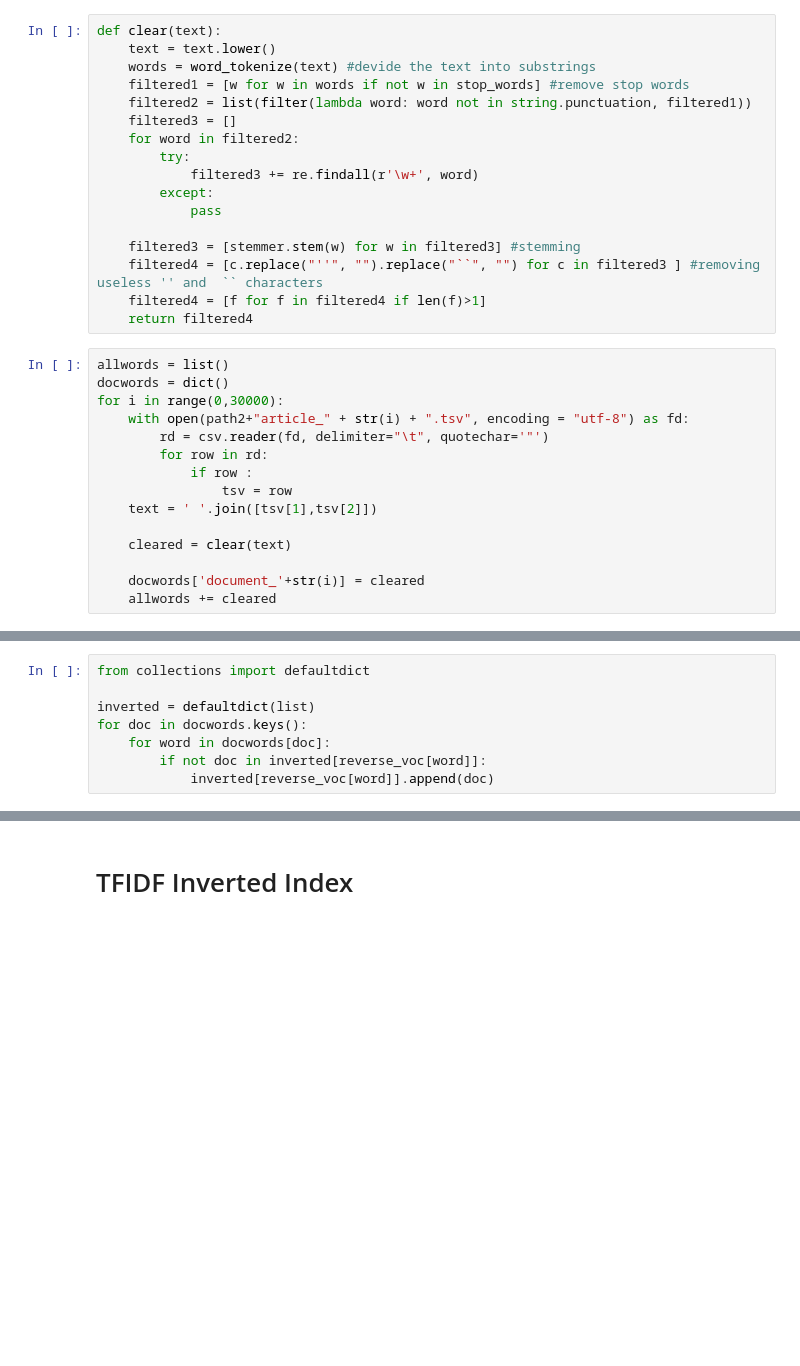
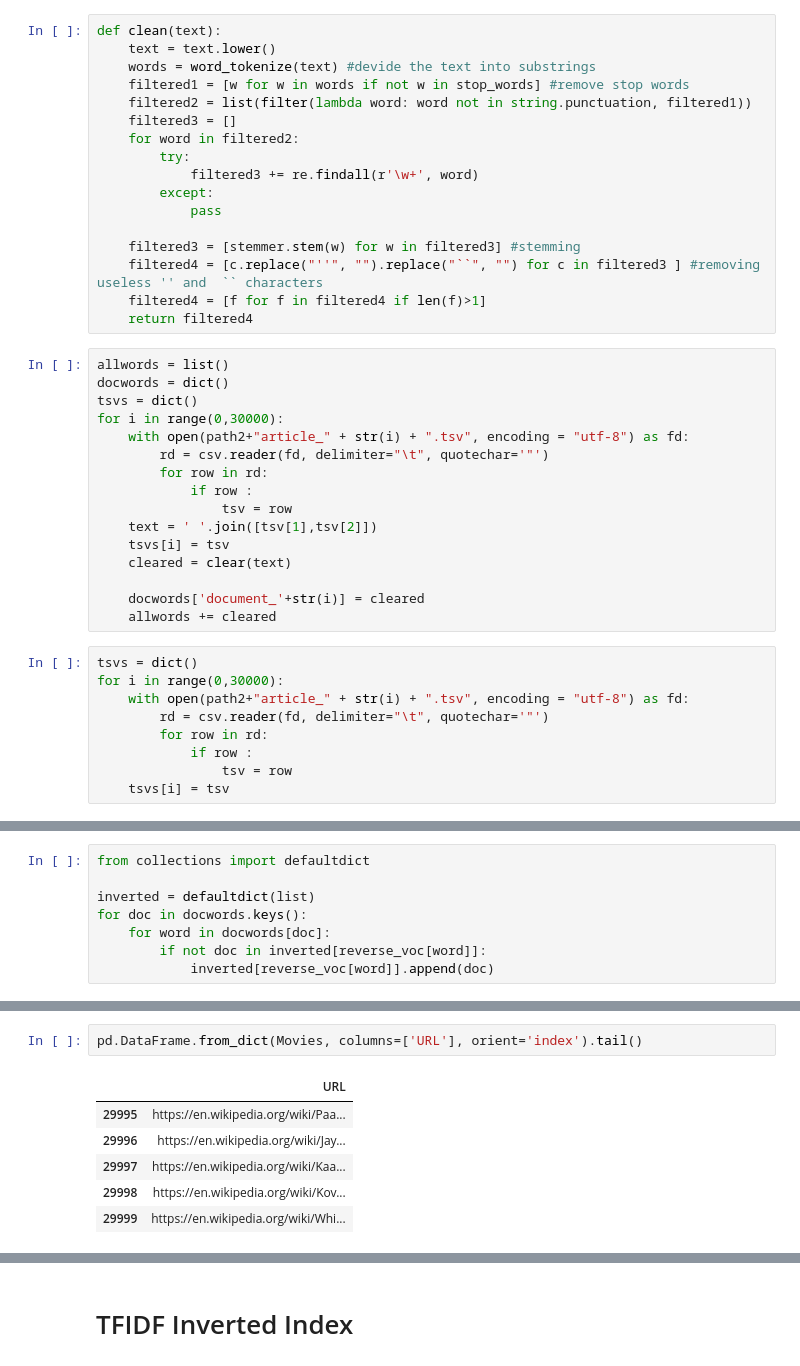
Before and after one commit to Simonerc95/HW3, a Jupyter notebook: Download wiki articles.ipynb, the cells around one changed output, grey strips where cells are left out. Saved outputs shown, nothing was run; the diff lists cells and outputs as text; blank space fills up the shorter version.

```diff
--- a/Download wiki articles.ipynb
+++ b/Download wiki articles.ipynb
@@ -253,7 +155,7 @@ path2 = path+'\\TSV\\'
 stop_words = set(stopwords.words('english'))
 stemmer = PorterStemmer()
 # %%
-def clear(text):
+def clean(text):
     text = text.lower()
     words = word_tokenize(text) #devide the text into substrings
     filtered1 = [w for w in words if not w in stop_words] #remove stop words
@@ -272,6 +174,7 @@ def clear(text):
 # %%
 allwords = list()
 docwords = dict()
+tsvs = dict()
 for i in range(0,30000):
     with open(path2+"article_" + str(i) + ".tsv", encoding = "utf-8") as fd:
         rd = csv.reader(fd, delimiter="\t", quotechar='"')
@@ -279,8 +182,17 @@ for i in range(0,30000):
             if row :
                 tsv = row
     text = ' '.join([tsv[1],tsv[2]])
-
+    tsvs[i] = tsv
     cleared = clear(text)
 
     docwords['document_'+str(i)] = cleared
     allwords += cleared
+# %%
+tsvs = dict()
+for i in range(0,30000):
+    with open(path2+"article_" + str(i) + ".tsv", encoding = "utf-8") as fd:
+        rd = csv.reader(fd, delimiter="\t", quotechar='"')
+        for row in rd:
+            if row :
+                tsv = row
+    tsvs[i] = tsv
@@ -308,0 +283,9 @@ with open(path + "\\WORDS\\Inverted_index.json", "w" ,encoding="utf-8") as out_f
+# %%
+pd.DataFrame.from_dict(Movies, columns=['URL'], orient='index').tail()
+# %% [output]
+|  | URL |
+| 29995 | https://en.wikipedia.org/wiki/Paa... |
+| 29996 | https://en.wikipedia.org/wiki/Jay... |
+| 29997 | https://en.wikipedia.org/wiki/Kaa... |
+| 29998 | https://en.wikipedia.org/wiki/Kov... |
+| 29999 | https://en.wikipedia.org/wiki/Whi... |
```
Also changed, not shown: parts of 44 cells of this notebook.
